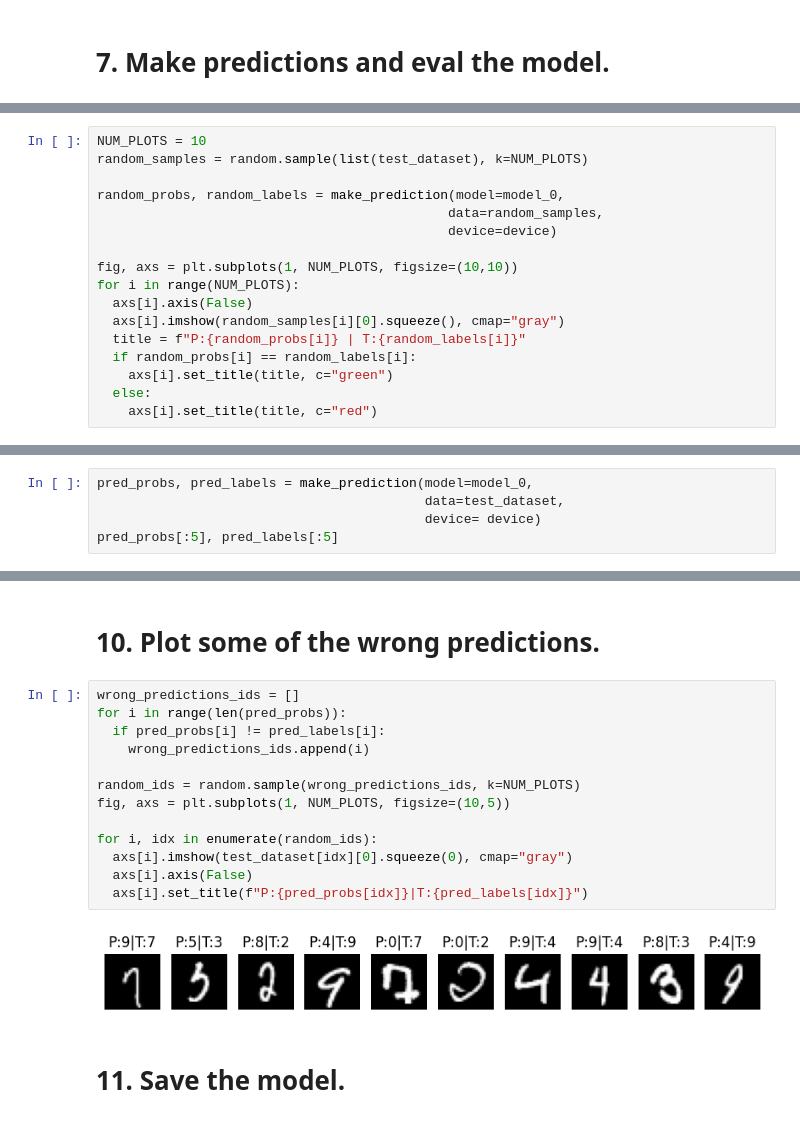
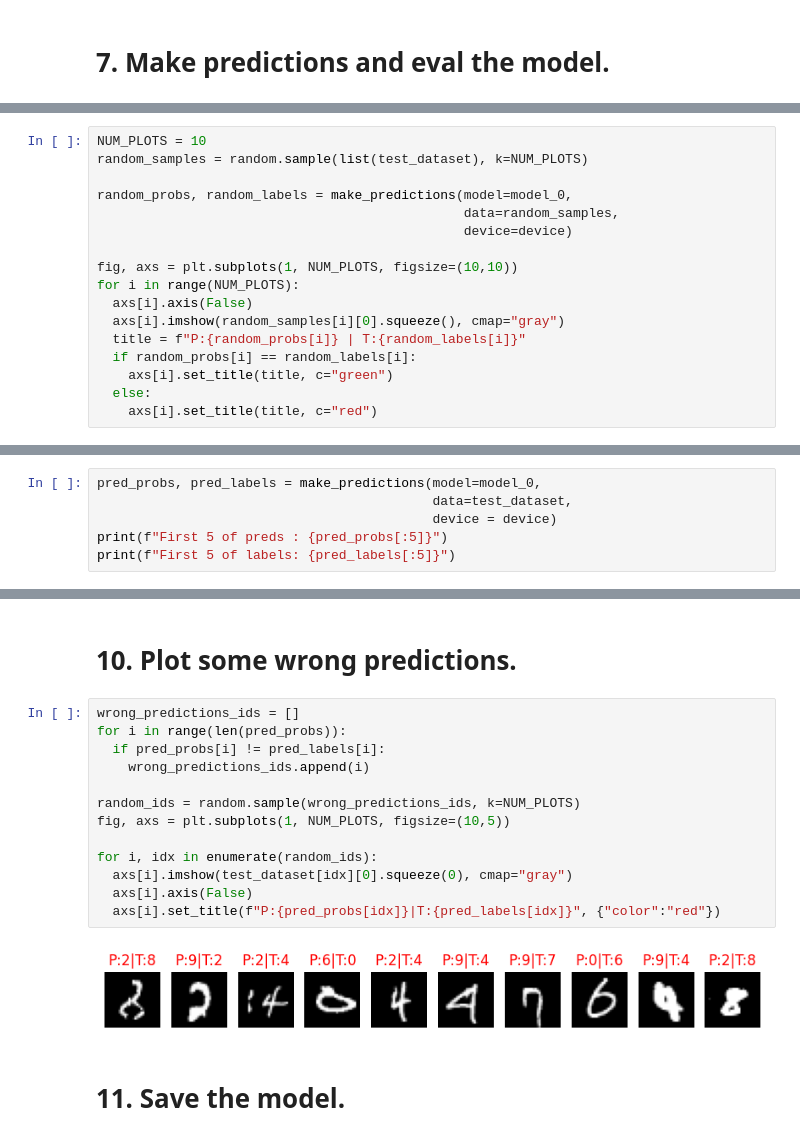
Before and after one commit to xtliao/PyTorchProjects, a Jupyter notebook: nn_MNIST.ipynb, the cells around one changed output, grey strips where cells are left out. Saved outputs shown, nothing was run; the diff lists cells and outputs as text.

Commit message:
Train a tinyVGG model in PyTorch using MNIST dataset

```diff
--- a/nn_MNIST.ipynb
+++ b/nn_MNIST.ipynb
@@ -347,9 +357,9 @@ def make_prediction(model: torch.nn.Module,
 NUM_PLOTS = 10
 random_samples = random.sample(list(test_dataset), k=NUM_PLOTS)
 
-random_probs, random_labels = make_prediction(model=model_0,
-                                             data=random_samples,
-                                             device=device)
+random_probs, random_labels = make_predictions(model=model_0,
+                                               data=random_samples,
+                                               device=device)
 
 fig, axs = plt.subplots(1, NUM_PLOTS, figsize=(10,10))
 for i in range(NUM_PLOTS):
@@ -390,0 +424,6 @@ plt.legend()
+# %%
+pred_probs, pred_labels = make_predictions(model=model_0,
+                                           data=test_dataset,
+                                           device = device)
+print(f"First 5 of preds : {pred_probs[:5]}")
+print(f"First 5 of labels: {pred_labels[:5]}")
@@ -395,5 +434,0 @@ plt.legend()
-# %%
-pred_probs, pred_labels = make_prediction(model=model_0,
-                                          data=test_dataset,
-                                          device= device)
-pred_probs[:5], pred_labels[:5]
@@ -413,20 +469,20 @@ metric.plot()
 # %% [markdown]
-# 10.&nbsp;Plot some of the wrong predictions.
+# 10.&nbsp;Plot some wrong predictions.
 # %%
 wrong_predictions_ids = []
 for i in range(len(pred_probs)):
   if pred_probs[i] != pred_labels[i]:
     wrong_predictions_ids.append(i)
 
 random_ids = random.sample(wrong_predictions_ids, k=NUM_PLOTS)
 fig, axs = plt.subplots(1, NUM_PLOTS, figsize=(10,5))
 
 for i, idx in enumerate(random_ids):
   axs[i].imshow(test_dataset[idx][0].squeeze(0), cmap="gray")
   axs[i].axis(False)
-  axs[i].set_title(f"P:{pred_probs[idx]}|T:{pred_labels[idx]}")
+  axs[i].set_title(f"P:{pred_probs[idx]}|T:{pred_labels[idx]}", {"color":"red"})
 # %% [output]
-[figure, old version]
+[figure, new version]
 # %% [markdown]
 # 11.&nbsp;Save the model.
 # %% [markdown]
```
Also changed, not shown: parts of 31 cells of this notebook.
